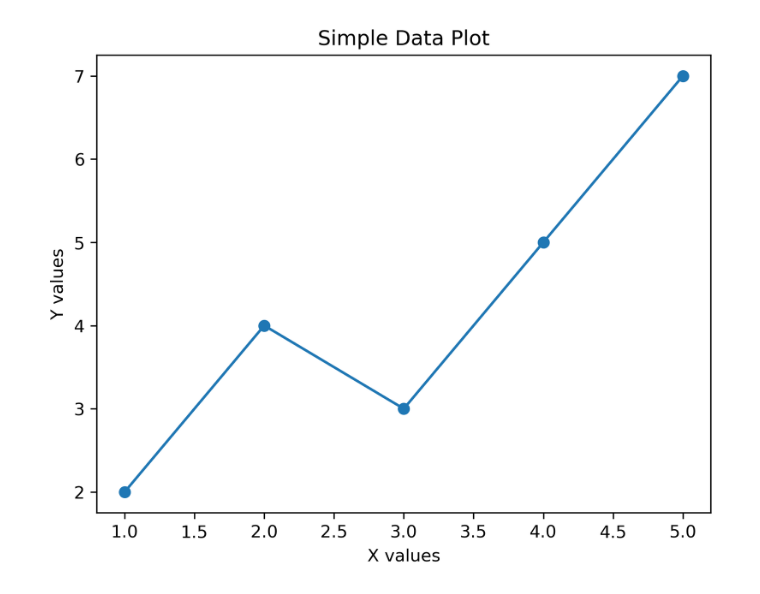
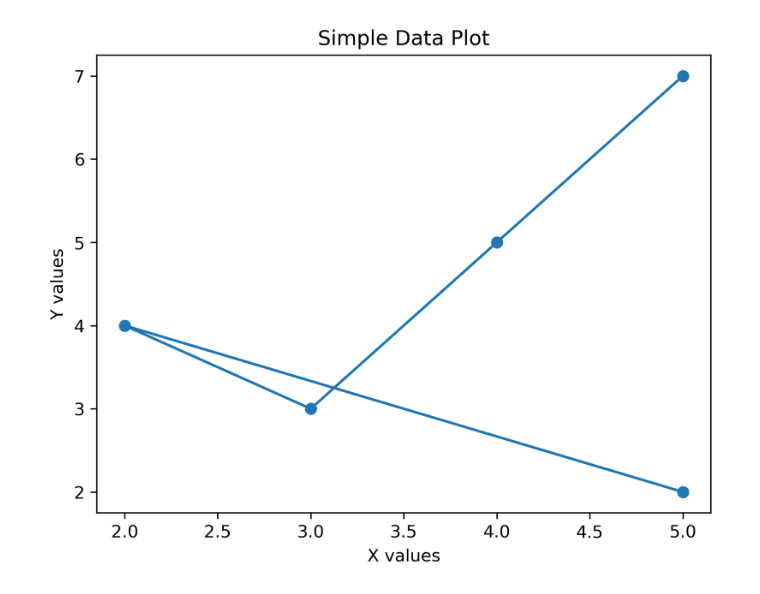
Before and after one commit to davidjamesromano/testnbdime, a Jupyter notebook: minimal2.ipynb, the cells around one changed output. Cells and saved outputs as stored; diff of their text form; code cells hidden in the pictures.

```diff
--- a/minimal2.ipynb
+++ b/minimal2.ipynb
@@ -2,32 +2,32 @@
 # Minimal Jupyter Notebook example:
 
 # Save plot to file only, then display the saved image
 import os
 import matplotlib.pyplot as plt
 from IPython.display import Image, display
 
 # Create plots directory if needed
 os.makedirs("plots", exist_ok=True)
 
 # Example data
-x = [1, 2, 3, 4, 5]
+x = [5, 2, 3, 4, 5]
 y = [2, 4, 3, 5, 7]
 
 # Create figure
 plt.figure()
 plt.plot(x, y, marker='o')
 plt.xlabel("X values")
 plt.ylabel("Y values")
 plt.title("Simple Data Plot")
 
 # Save figure to file
 filename = "plots/simple_plot.png"
 plt.savefig(filename, dpi=300, bbox_inches="tight")
 
 # Close figure so it is NOT stored as notebook output
 plt.close()
 
 # Display saved file in notebook
 display(Image(filename=filename))
 # %% [output]
-[figure, old version]
+[figure, new version]
```
